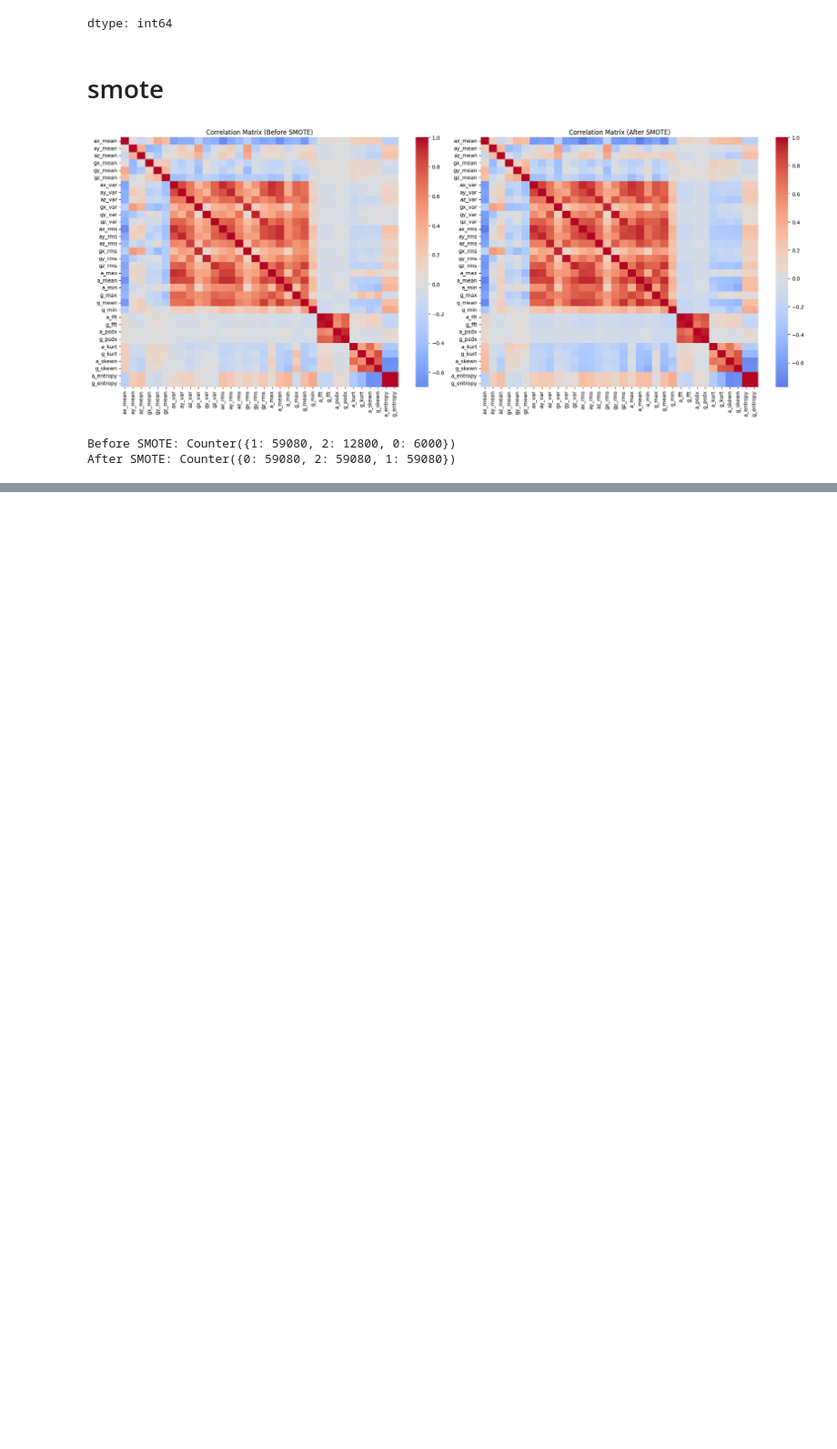
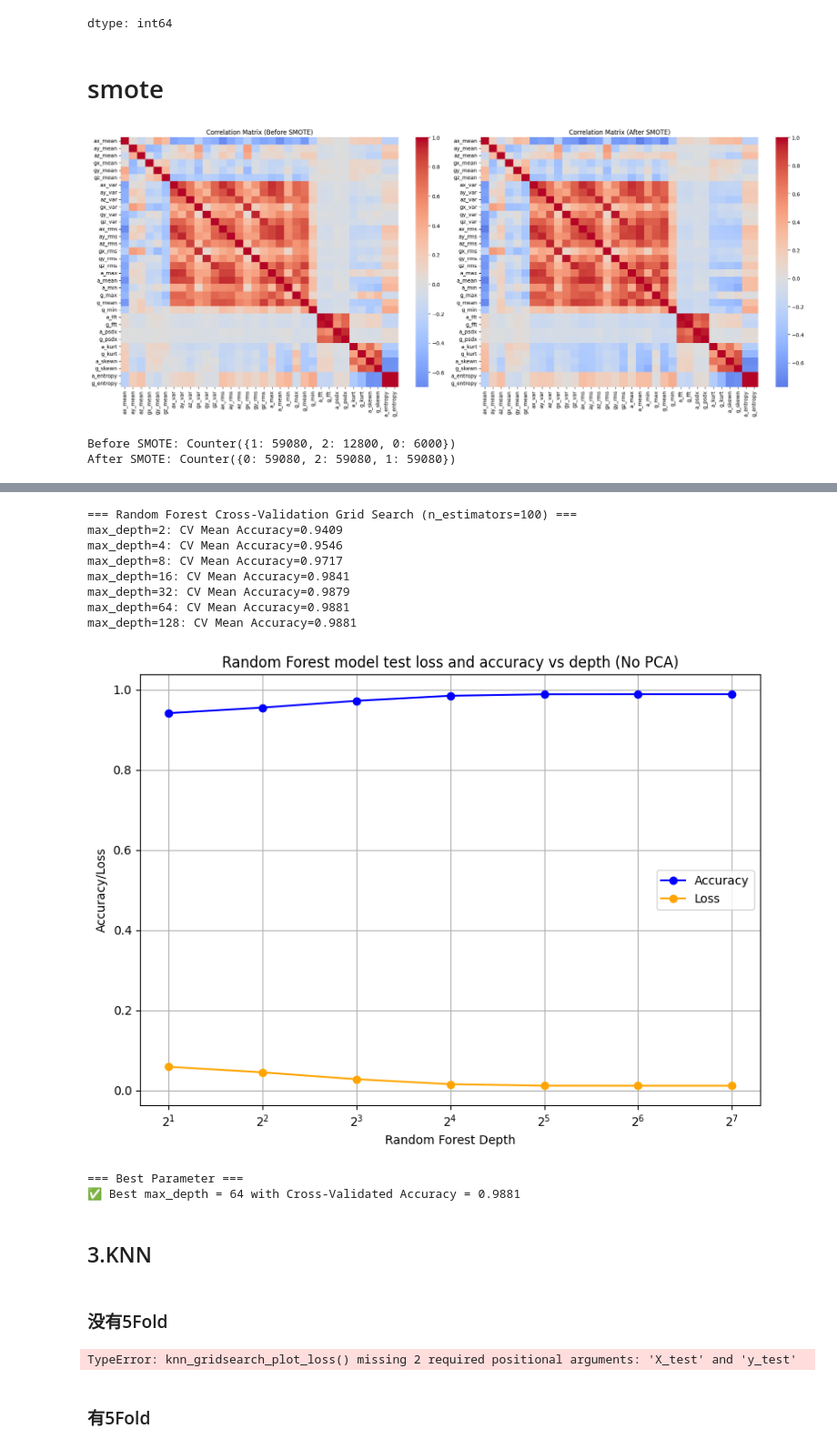
Before and after one commit to Renee0330/bob_study_allFiles, a Jupyter notebook: untitled1.ipynb, the cells around one changed output, grey strips where cells are left out. Shown at 91% size. Cells and saved outputs as stored; diff of their text form; code cells hidden in the pictures; blank space fills up the shorter version.

```diff
--- a/untitled1.ipynb
+++ b/untitled1.ipynb
@@ -289,0 +552,18 @@ After SMOTE: Counter({0: 59080, 2: 59080, 1: 59080})
+# %%
+results_rf_cv, best_params_rf_cv = random_forest_gridsearch_cv(X_train_resampled, y_train_resampled)
+# %% [output]
+=== Random Forest Cross-Validation Grid Search (n_estimators=100) ===
+max_depth=2: CV Mean Accuracy=0.9409
+max_depth=4: CV Mean Accuracy=0.9546
+max_depth=8: CV Mean Accuracy=0.9717
+max_depth=16: CV Mean Accuracy=0.9841
+max_depth=32: CV Mean Accuracy=0.9879
+max_depth=64: CV Mean Accuracy=0.9881
+max_depth=128: CV Mean Accuracy=0.9881
+[figure, added]
+=== Best Parameter ===
+✅ Best max_depth = 64 with Cross-Validated Accuracy = 0.9881
+# %% [markdown]
+## 3.KNN
+# %% [markdown]
+### 没有5Fold
@@ -289,0 +617,6 @@ After SMOTE: Counter({0: 59080, 2: 59080, 1: 59080})
+# %%
+results_knn_loss_plot = knn_gridsearch_plot_loss(X_train_resampled, y_train_resampled, X_test, y_test)
+# %% [output]
+TypeError: knn_gridsearch_plot_loss() missing 2 required positional arguments: 'X_test' and 'y_test'
+# %% [markdown]
+### 有5Fold
```
Also changed, not shown: parts of 24 cells of this notebook.
